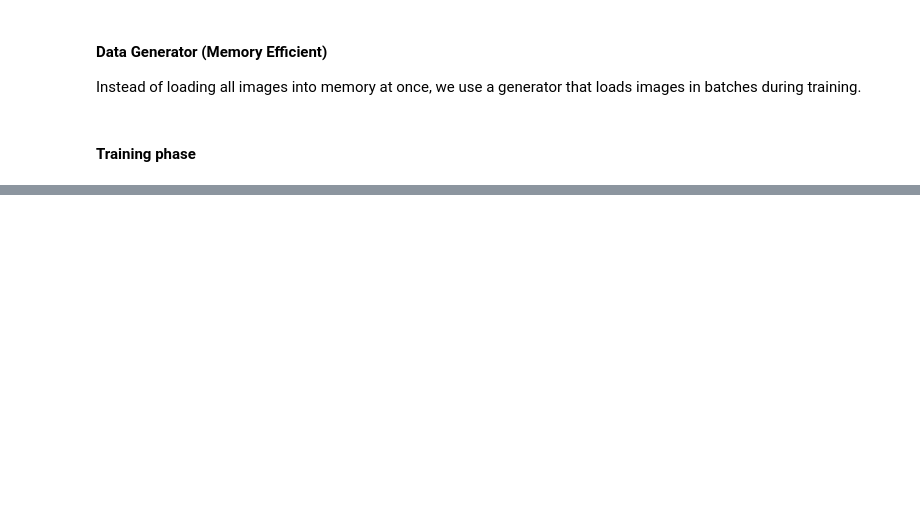
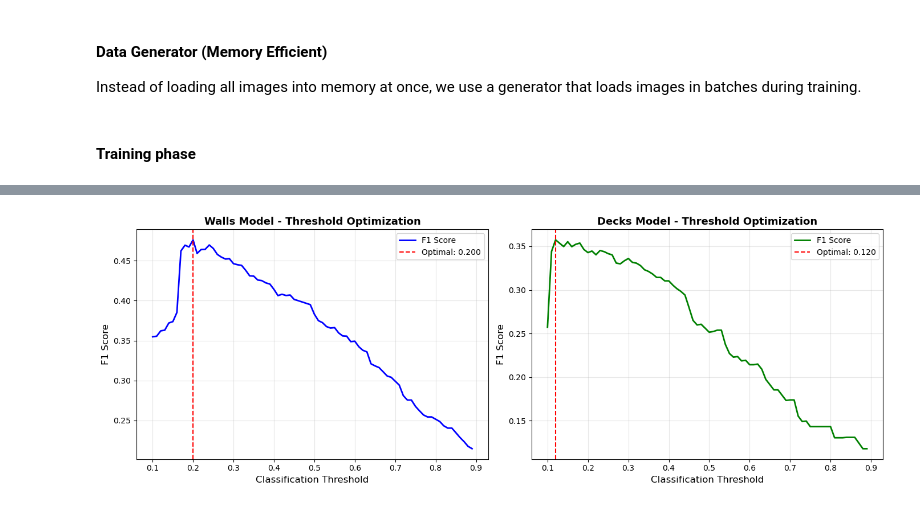
Before and after one commit to PengYongxi-machine-learning/Crack-Identification---Group-A, a Jupyter notebook: Phase 2.1 - CNN model.ipynb, the cells around one changed output, grey strips where cells are left out. Saved outputs shown, nothing was run; the diff lists cells and outputs as text; code cells hidden in the pictures; blank space fills up the shorter version.

```diff
--- a/Phase 2.1 - CNN model.ipynb
+++ b/Phase 2.1 - CNN model.ipynb
@@ -307,0 +394,81 @@ Early stopping triggered.
+# %%
+def optimize_threshold(model, val_loader, device, metric='f1'):
+    # Find optimal classification threshold that maximizes F1 score or recall
+    model.eval()
+    all_logits = []
+    all_labels = []
+
+    with torch.no_grad():
+        for images, labels in val_loader:
+            images = images.to(device)
+            labels = labels.to(device)
+
+            logits = model(images).squeeze(1)
+            all_logits.extend(torch.sigmoid(logits).cpu().numpy())
+            all_labels.extend(labels.cpu().numpy())
+
+    all_logits = np.array(all_logits)
+    all_labels = np.array(all_labels)
+
+    best_threshold = 0.5
+    best_score = 0.0
+    threshold_scores = []
+
+    # Try different thresholds
+    for threshold in np.arange(0.1, 0.9, 0.01):
+        preds = (all_logits >= threshold).astype(int)
+
+        if metric == 'f1':
+            score = f1_score(all_labels, preds, zero_division=0)
+        elif metric == 'recall':
+            score = recall_score(all_labels, preds, zero_division=0)
+        elif metric == 'balanced':
+            score = balanced_accuracy_score(all_labels, preds)
+
+        threshold_scores.append((threshold, score))
+
+        if score > best_score:
+            best_score = score
+            best_threshold = threshold
+
+    return best_threshold, best_score, threshold_scores
+
+
+# Find optimal thresholds for both models (using validation set to avoid data leakage)
+print("\n" + "="*60)
+print("Finding Optimal Classification Thresholds")
+print("="*60)
+
+best_threshold_walls, best_f1_walls, scores_walls = optimize_threshold(
+    model_walls, val_loader_walls, device, metric='f1')
+
+best_threshold_decks, best_f1_decks, scores_decks = optimize_threshold(
+    model_decks, val_loader_decks, device, metric='f1')
+
+print(f"\nWalls Model - Best Threshold (F1): {best_threshold_walls:.3f} (F1 score: {best_f1_walls:.4f})")
+print(f"Decks Model - Best Threshold (F1): {best_threshold_decks:.3f} (F1 score: {best_f1_decks:.4f})")
+
+# Visualize threshold optimization
+fig, axes = plt.subplots(1, 2, figsize=(14, 5))
+
+thresholds_w, scores_w = zip(*scores_walls)
+axes[0].plot(thresholds_w, scores_w, 'b-', linewidth=2, label='F1 Score')
+axes[0].axvline(best_threshold_walls, color='r', linestyle='--', label=f'Optimal: {best_threshold_walls:.3f}')
+axes[0].set_xlabel('Classification Threshold', fontsize=12)
+axes[0].set_ylabel('F1 Score', fontsize=12)
+axes[0].set_title('Walls Model - Threshold Optimization', fontsize=13, fontweight='bold')
+axes[0].legend()
+axes[0].grid(True, alpha=0.3)
+
+thresholds_d, scores_d = zip(*scores_decks)
+axes[1].plot(thresholds_d, scores_d, 'g-', linewidth=2, label='F1 Score')
+axes[1].axvline(best_threshold_decks, color='r', linestyle='--', label=f'Optimal: {best_threshold_decks:.3f}')
+axes[1].set_xlabel('Classification Threshold', fontsize=12)
+axes[1].set_ylabel('F1 Score', fontsize=12)
+axes[1].set_title('Decks Model - Threshold Optimization', fontsize=13, fontweight='bold')
+axes[1].legend()
+axes[1].grid(True, alpha=0.3)
+
+plt.tight_layout()
+plt.show()
+# %% [output]
@@ -307,0 +481 @@ Early stopping triggered.
+[figure, added]
```
Also changed, not shown: parts of 14 cells of this notebook.
